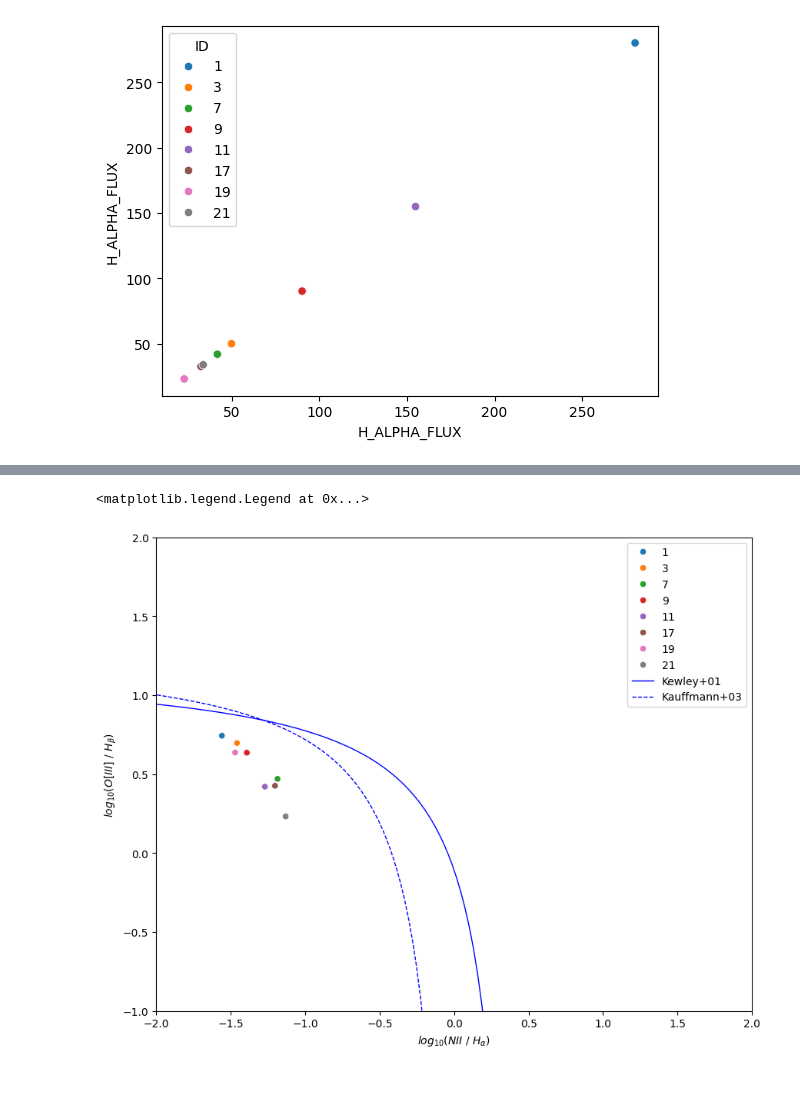
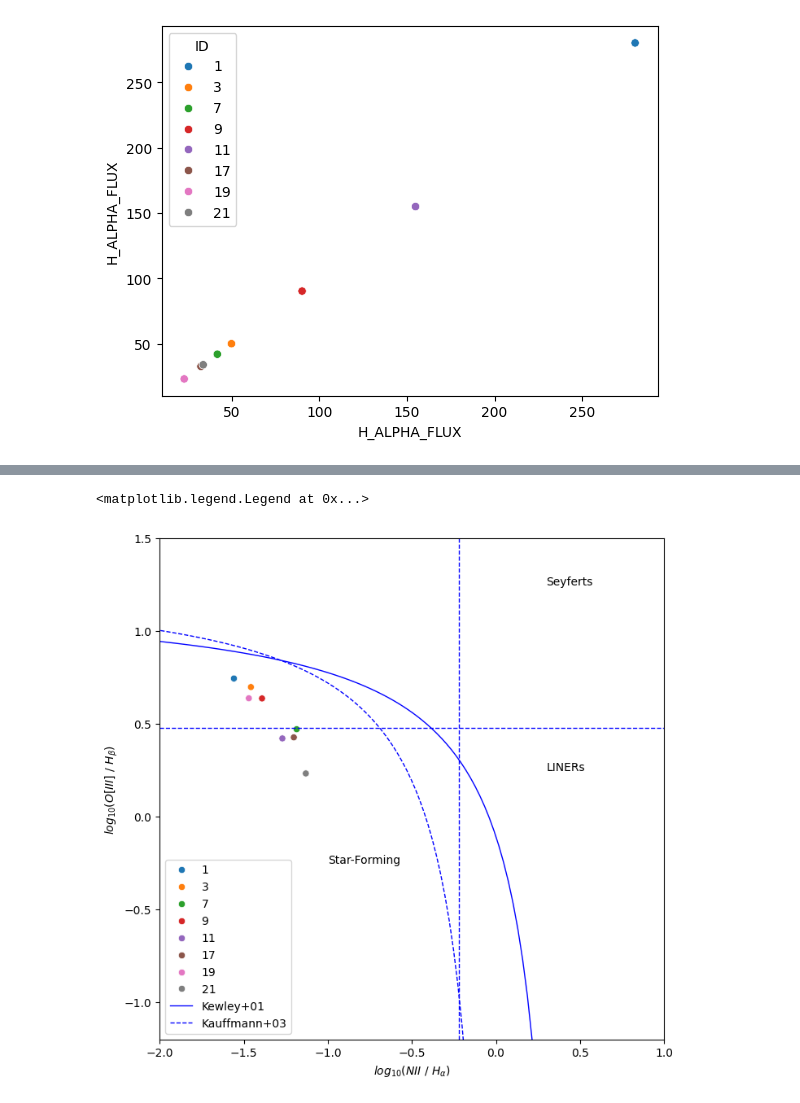
Before and after one commit to blnblnbln/TESIS, a Jupyter notebook: codes/bpt.ipynb, the cells around one changed output, grey strips where cells are left out. Saved outputs shown, nothing was run; the diff lists cells and outputs as text; code cells hidden in the pictures.

```diff
--- a/codes/bpt.ipynb
+++ b/codes/bpt.ipynb
@@ -82,6 +86,11 @@ log_OIII_Hb_SII_Seyfert_LINER = (1.89 * log_SII_Ha_kewley) + 0.76 #Kewley2006
 log_OIII_Hb_OI_Kewley = 0.73 / (log_OI_Ha + 0.59) + 1.33 #kewley
 log_OIII_Hb_OI_Seyfert_LINER = (1.18 * log_OI_Ha_kewley06) + 1.30 #kewley+06
 # %%
-ratio_NII_Ha = np.log10(df['NII_6584_FLUX']) - np.log10(df['H_ALPHA_FLUX'])
-ratio_OIII_Hb = np.log10(df['OIII_5007_FLUX']) - np.log10(df['H_BETA_FLUX'])
-ratio_SII_Ha = np.log10(df['']) - np.log10(df['H_ALPHA_FLUX'])
+ratio_NII_Ha = np.log10(df['NII_6584_FLUX']/df['H_ALPHA_FLUX'])
+ratio_OIII_Hb = np.log10(df['OIII_5007_FLUX']/df['H_BETA_FLUX'])
+ratio_SII_Ha = np.log10(SII/df['H_ALPHA_FLUX'])
+ratio_OI_Ha = np.log10(df['OI_6300_FLUX']/df['H_ALPHA_FLUX'])
+
+#ratio_NII_Ha = np.log10(df['NII_6584_FLUX']) - np.log10(df['H_ALPHA_FLUX'])
+#ratio_OIII_Hb = np.log10(df['OIII_5007_FLUX']) - np.log10(df['H_BETA_FLUX'])
+#ratio_SII_Ha = np.log10(SII) - np.log10(df['H_ALPHA_FLUX'])
@@ -88,14 +109,20 @@ ratio_SII_Ha = np.log10(df['']) - np.log10(df['H_ALPHA_FLUX'])
 # %%
-plt.figure(figsize=(10,8))
+plt.figure(figsize=(8,8))
 sns.scatterplot(x=ratio_NII_Ha,y=ratio_OIII_Hb,hue=df['ID'])
 plt.plot(log_NII_Ha,   log_OIII_Hb_Kewley, '-' , color='blue', lw=1, label='Kewley+01')
 plt.plot(log_NII_Ha_Kauffman, log_OIII_Hb_Kauffmann, '--', color='blue', lw=1, label='Kauffmann+03')
-plt.ylim(-1,2)
-plt.xlim(-2,2)
+plt.ylim(-1.2,1.5)
+plt.xlim(-2,1)
+plt.axhline(y=np.log10(3), linestyle='--', color='blue', lw=1)
+plt.axvline(x=np.log10(0.6), linestyle='--', color='blue', lw=1)
+plt.text(s='Star-Forming', x=-1.0, y=-0.25, fontsize=10)
+plt.text(s='Seyferts', x=0.3, y=1.25, fontsize=10)
+plt.text(s='LINERs', x=0.3, y=0.25, fontsize=10)
 #plt.errorbar(x=ratio_NII_Ha,y=ratio_OIII_Hb)
 plt.xlabel('$log_{10}$($NII$ / $ H_{\\alpha}$)')
 plt.ylabel('$log_{10}$($O[III]$ / $ H_{\\beta}$)')
 plt.legend()
+#alpha 0.2 más clara, 1 default, es opacidad
 # %% [output]
 <matplotlib.legend.Legend at 0x...>
-[figure, old version]
+[figure, new version]
```
Also changed, not shown: parts of 4 cells of this notebook.
